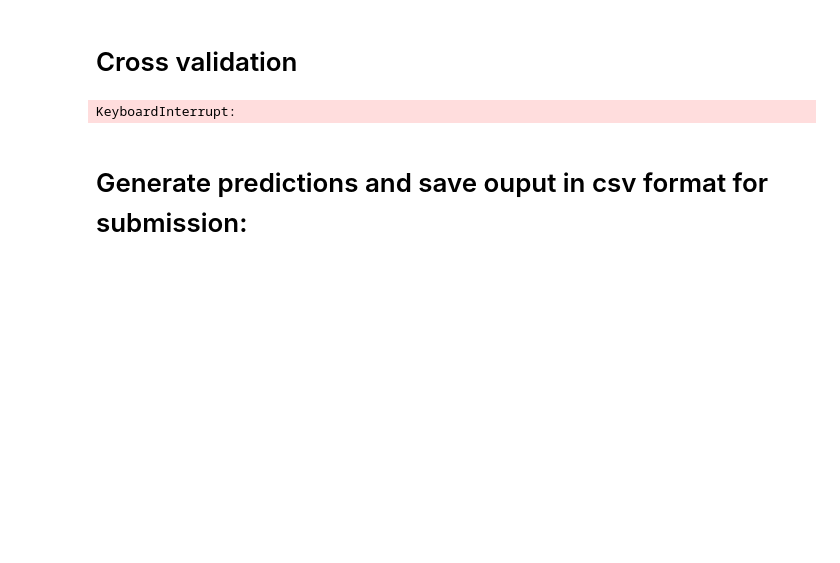
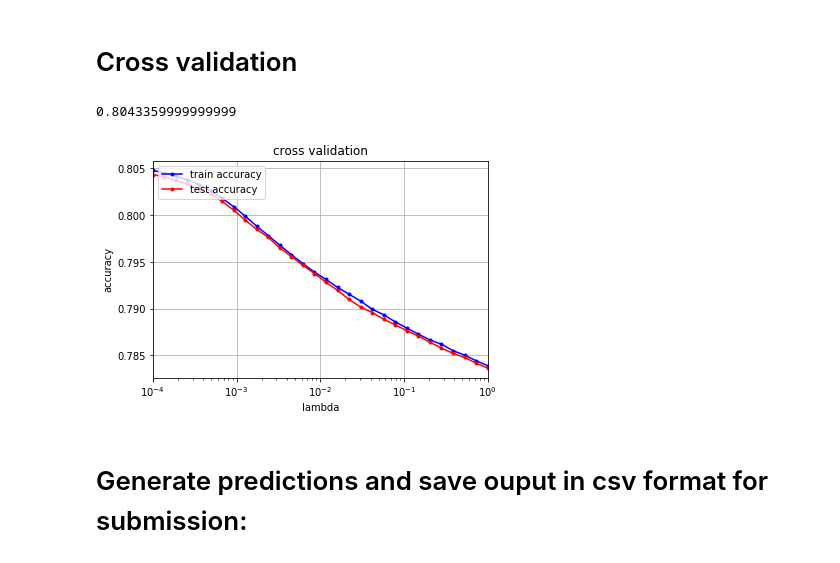
Before and after one commit to SelimMouaffak/ML_project1, a Jupyter notebook: scripts/implement_ml_methods.ipynb, the cells around one changed output. Saved outputs shown, nothing was run; the diff lists cells and outputs as text; code cells hidden in the pictures; blank space fills up the shorter version.

Commit message:
Added cross-validation

```diff
--- a/scripts/implement_ml_methods.ipynb
+++ b/scripts/implement_ml_methods.ipynb
@@ -10,7 +13,7 @@ import matplotlib.pyplot as plt
 # %%
 from proj1_helpers import *
 #Change the path according to where is your data
-DATA_TRAIN_PATH = r"C:\Users\USER\Desktop\MA1\ML\train.csv"
+DATA_TRAIN_PATH = r"C:\Users\Asus-PC\Desktop\ML\Project1\data\train.csv"
 y, tX, ids = load_csv_data(DATA_TRAIN_PATH)
 # %%
 ### Define variables for the dimensions of the data
@@ -127,8 +127,8 @@ def least_squares(y, tX):
 # %%
 ### Ridge regression using normal equations
 def ridge_regression(y, tx, lambda_):
-    lambda_prime = 2 * N * lambda_
-    identity = np.eye(D)
+    lambda_prime = 2 * tx.shape[0] * lambda_
+    identity = np.eye(tx.shape[1])
     LHS = (tx.T@tx) + lambda_prime*identity
     RHS = tx.T@y
 
@@ -248,43 +260,37 @@ def cross_validation(y, x, k_indices, k, lambda_, degree):
 # %%
 ### Defining variables
 seed = 6
-degree = 7 #Doesn't matter
-k_fold = 6
+k_fold = 4
 lambdas = np.logspace(-4, 0, 30)
 # %%
 from plots import cross_validation_visualization
 
 def cross_validation_demo():
     # split data in k fold
     k_indices = build_k_indices(y, k_fold, seed)
 
     # define lists to store the loss of training data and test data
-    rmse_tr = []
-    rmse_te = []
+    mean_acc_tr = []
+    mean_acc_te = []
 
     # cross validation
-    minimum = 100
-    mlambda = 0
     for lambda_ in lambdas:
-        rmse_tr_tmp = []
-        rmse_te_tmp = []
+        mean_acc_tr_tmp = []
+        mean_acc_te_tmp = []
+
         for k in range(k_fold):
-            loss_tr, loss_te,_ = cross_validation(y, tX, k_indices, k, lambda_, degree)
-            rmse_tr_tmp.append(loss_tr)
-            rmse_te_tmp.append(loss_te)
-        rmse_tr.append(np.mean(rmse_tr_tmp))
-        rmse_te.append(np.mean(rmse_te_tmp))
-        if np.mean(rmse_te_tmp) < minimum :
-            minimum = np.mean(rmse_te_tmp)
-            mlambda = lambda_
-
-    cross_validation_visualization(lambdas, rmse_tr, rmse_te)
-    print(mlambda)
-    print(minimum)
+            acc_tr, acc_te,_ = cross_validation(y, tX, k_indices, k, lambda_, degree)
+            mean_acc_tr_tmp.append(acc_tr)
+            mean_acc_te_tmp.append(acc_te)
+        mean_acc_tr.append(np.mean(mean_acc_tr_tmp))
+        mean_acc_te.append(np.mean(mean_acc_te_tmp))
+    print(max(mean_acc_te))
+    cross_validation_visualization(lambdas, mean_acc_tr, mean_acc_te)
 
 cross_validation_demo()
 # %% [output]
-KeyboardInterrupt:
+0.8043359999999999
+[figure, added]
 # %% [markdown]
 # Generate predictions and save ouput in csv format for submission:
 # %%
```
Also changed, not shown: parts of 5 cells of this notebook, 2 other files.
